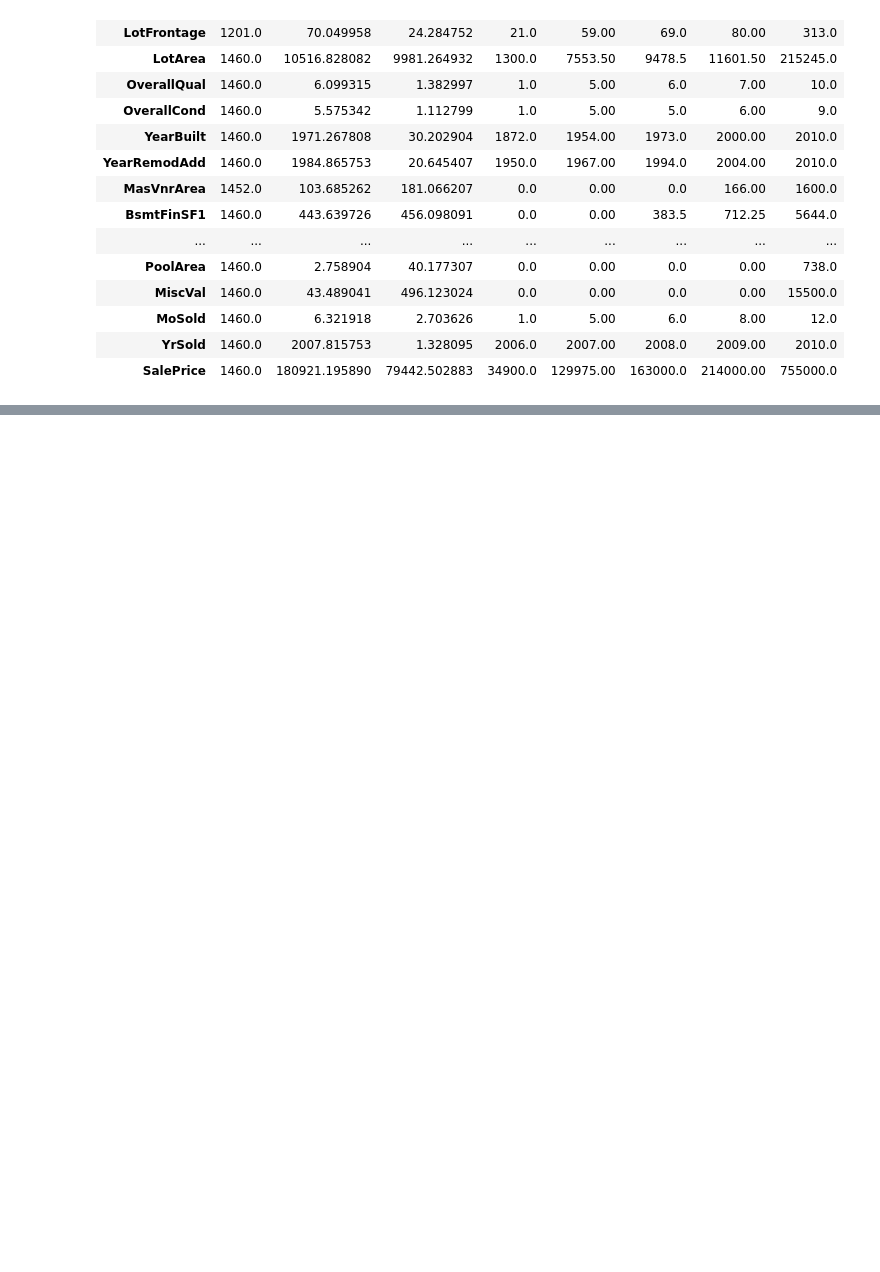
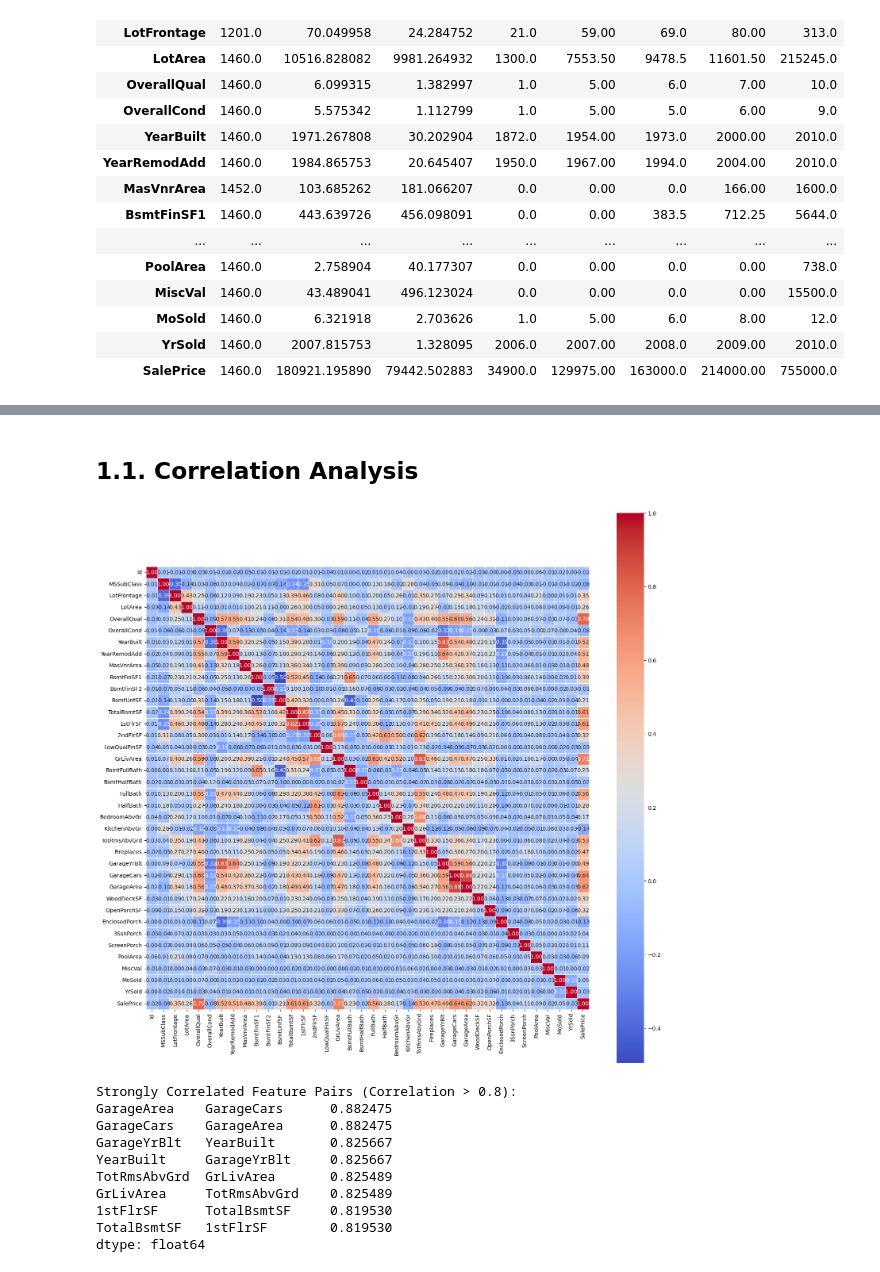
Before and after one commit to ganeshchandra015/ML-Project-House-Prices, a Jupyter notebook: notebooks/house_prices_workflow.ipynb, the cells around one changed output, grey strips where cells are left out. Cells and saved outputs as stored; diff of their text form; code cells hidden in the pictures; blank space fills up the shorter version.

```diff
--- a/notebooks/house_prices_workflow.ipynb
+++ b/notebooks/house_prices_workflow.ipynb
@@ -85,0 +193,27 @@ Description of df_train:
+# %% [markdown]
+## 1.1. Correlation Analysis
+# %%
+# Check correlations between features
+corr_matrix = df_train.select_dtypes(include=[np.number]).corr()
+
+plt.figure(figsize=(18, 18))
+sns.heatmap(corr_matrix, annot=True, cmap='coolwarm', fmt=".2f", linewidths=0.5, square=True)
+plt.show()
+
+# Find out feature pairs with high correlation (above 0.8 but less than 1 to avoid self-correlation) and can be considered for removal due to multicollinearity
+corr_pairs = corr_matrix.unstack().sort_values(ascending=False)
+strong_corr_pairs = corr_pairs[(corr_pairs > 0.8) & (corr_pairs < 1)]
+print("\nStrongly Correlated Feature Pairs (Correlation > 0.8):")
+print(strong_corr_pairs)
+# %% [output]
+[figure, added]
+Strongly Correlated Feature Pairs (Correlation > 0.8):
+GarageArea    GarageCars      0.882475
+GarageCars    GarageArea      0.882475
+GarageYrBlt   YearBuilt       0.825667
+YearBuilt     GarageYrBlt     0.825667
+TotRmsAbvGrd  GrLivArea       0.825489
+GrLivArea     TotRmsAbvGrd    0.825489
+1stFlrSF      TotalBsmtSF     0.819530
+TotalBsmtSF   1stFlrSF        0.819530
+dtype: float64
```
Also changed, not shown: parts of 11 cells of this notebook.
